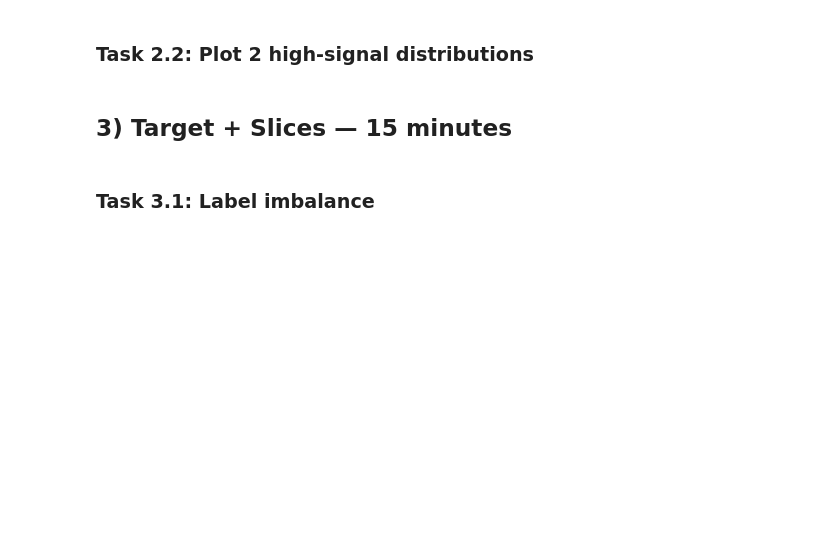
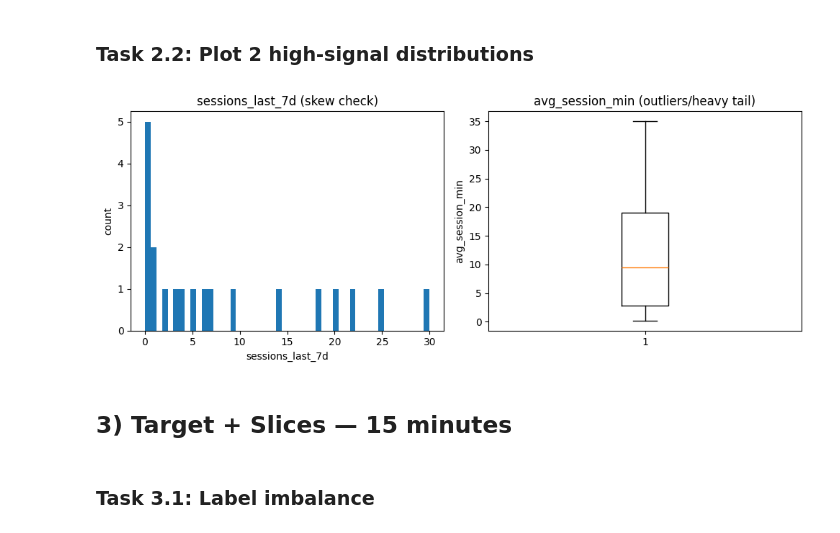
Before and after one commit to super30admin/EDA, a Jupyter notebook: eda_student_lab.ipynb, the cells around one changed output. Drawn from its saved outputs; the diff is of its cells as text; code cells hidden in the pictures; blank space fills up the shorter version.

```diff
--- a/eda_student_lab.ipynb
+++ b/eda_student_lab.ipynb
@@ -57,5 +66,11 @@ df.head()
 
 # TODO: inspect dtypes; convert to appropriate types if needed
 df.dtypes
+df['country'] = df['country'].astype('category')
+df['plan'] = df['plan'].astype('category')
+
+df['last_payment_failed'] = df['last_payment_failed'].astype(bool)
+df['refund_after_churn_flag'] = df['refund_after_churn_flag'].astype(bool)
+df.dtypes
 
 # HINT: churned should be int/bool; categorical columns should remain object/category
@@ -90,13 +144,23 @@ summary
 # %%
 # TODO: pick 2 columns and create 2 plots that reveal something non-trivial
 # Example: sessions_last_7d (skew), avg_session_min (heavy tail), tenure_days (range)
 plt.figure(figsize=(10,4))
+
 plt.subplot(1,2,1)
-# TODO
+plt.hist(df['sessions_last_7d'].dropna(), bins=50)
+plt.title('sessions_last_7d (skew check)')
+plt.xlabel('sessions_last_7d')
+plt.ylabel('count')
+
 plt.subplot(1,2,2)
-# TODO
+plt.boxplot(df['avg_session_min'].dropna(), vert=True)
+plt.title('avg_session_min (outliers/heavy tail)')
+plt.ylabel('avg_session_min')
+
 plt.tight_layout()
 plt.show()
+# %% [output]
+[figure, added]
 # %% [markdown]
 ## 3) Target + Slices — 15 minutes
 # %% [markdown]
```
Also changed, not shown: parts of 9 cells of this notebook.
